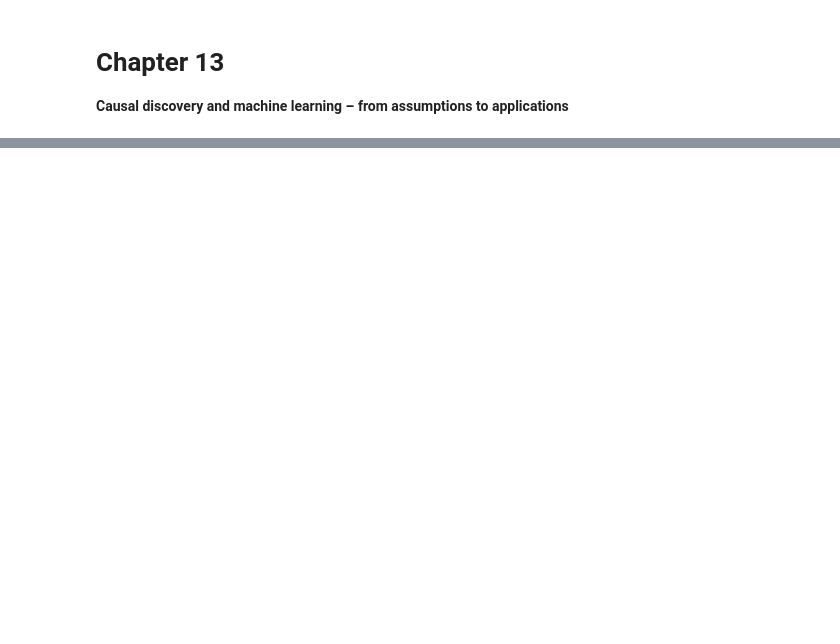
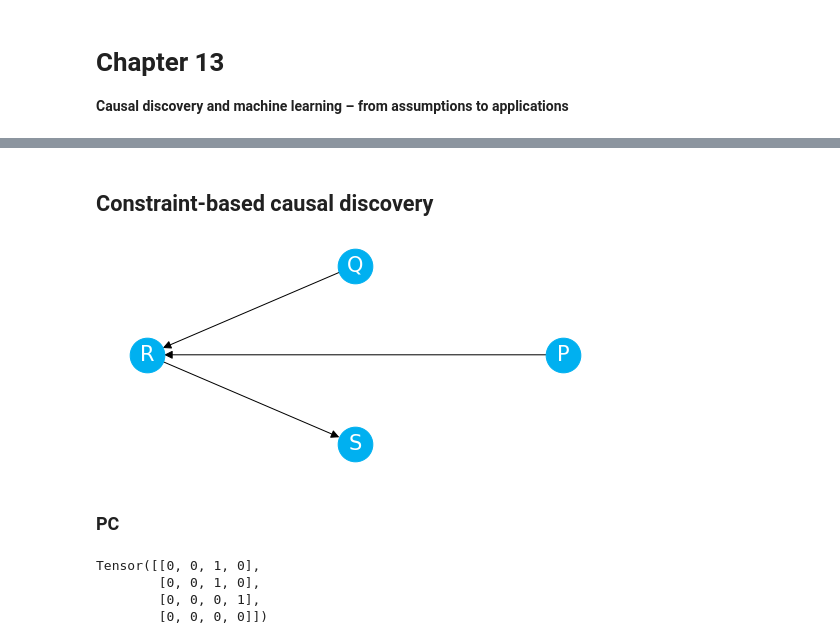
Before and after one commit to PacktPublishing/Causal-Inference-and-Discovery-in-Python, a Jupyter notebook: Chapter_13.ipynb, the cells around one changed output, grey strips where cells are left out. Cells and saved outputs as stored; diff of their text form; code cells hidden in the pictures; blank space fills up the shorter version.

```diff
--- a/Chapter_13.ipynb
+++ b/Chapter_13.ipynb
@@ -72,0 +208,10 @@ X = np.array(
+# %% [markdown]
+## Constraint-based causal discovery
+# %%
+# Build a DAG adj matrix
+pc_dag = np.array([
+    [0, 0, 1, 0],
+    [0, 0, 1, 0],
+    [0, 0, 0, 1],
+    [0, 0, 0, 0]
+])
@@ -72,0 +230,39 @@ X = np.array(
+# %%
+# Plot the original graph
+
+# Get learned graph
+true_graph = nx.DiGraph(pc_dag)
+
+# Relabel the nodes
+MAPPING = {k: v for k, v in zip(range(4), ['P', 'Q', 'R', 'S'])}
+true_graph = nx.relabel_nodes(true_graph, MAPPING, copy=True)
+
+plt.figure(figsize=(7, 3))
+nx.draw(
+    G=true_graph,
+    node_color=COLORS[0],
+    node_size=1200,
+    arrowsize=17,
+    with_labels=True,
+    font_color='white',
+    font_size=21,
+    pos=nx.circular_layout(true_graph)
+)
+# %% [output]
+[figure, added]
+# %% [markdown]
+### PC
+# %%
+# Initialize PC
+pc = PC()
+
+# Fit
+pc.learn(pc_dataset)
+
+# Display the learned matrix
+pc.causal_matrix
+# %% [output]
+Tensor([[0, 0, 1, 0],
+        [0, 0, 1, 0],
+        [0, 0, 0, 1],
+        [0, 0, 0, 0]])
```
Also changed, not shown: parts of 104 cells of this notebook.
